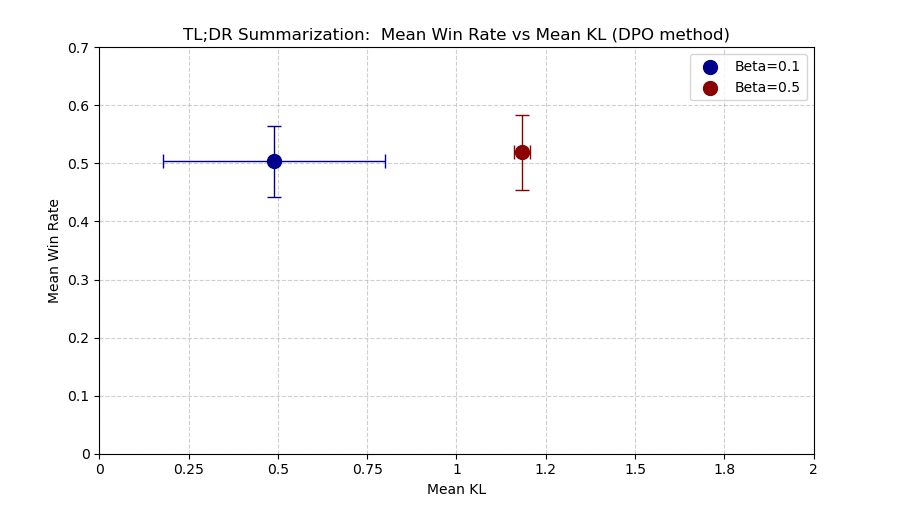
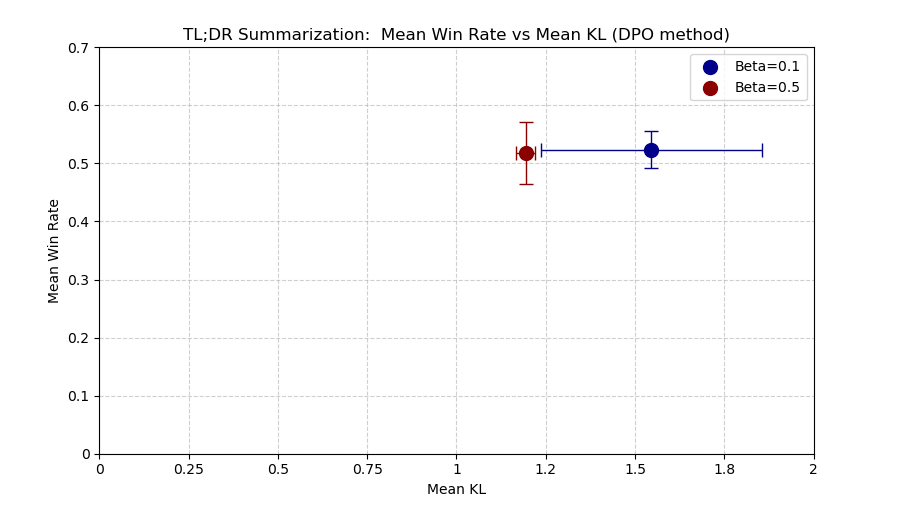
Before and after one commit to Jalalbaim/Direct-Preference-Optimization, a Jupyter notebook: DPO_Viz.ipynb, the cells around one changed output. Saved outputs shown, nothing was run; the diff lists cells and outputs as text; code cells hidden in the pictures.

```diff
--- a/DPO_Viz.ipynb
+++ b/DPO_Viz.ipynb
@@ -133,6 +136,19 @@ plt.show()
 # %%
 import matplotlib.pyplot as plt
 from matplotlib.ticker import StrMethodFormatter
+
+grouped = (
+    df_plot[df_plot["Keep"] == "Yes"]
+    .groupby(["Temperature", "Beta"])
+    .agg(
+        mean_win_rate=("Win rate", "mean"),
+        std_win_rate=("Win rate", "std"),
+        mean_kl=("Avg KL", "mean"),
+        std_kl=("Avg KL", "std"),
+    )
+    .reset_index()
+)
+
 
 betas = grouped['Beta'].unique()
 colors = ["darkblue", "darkred", "darkgreen", "darkorange", "darkviolet"]
@@ -167,31 +183,31 @@ for i, beta in enumerate(betas):
         capthick=1,
         elinewidth=1,
         zorder=2
     )
 
     plt.errorbar(
         subset["mean_kl"],
         subset["mean_win_rate"],
         yerr=subset["std_win_rate"],
         fmt="none",
         ecolor=colors[i % len(colors)],
         capsize=5,
         capthick=1,
         elinewidth=1,
         zorder=2
     )
 
 plt.gca().xaxis.set_major_formatter(StrMethodFormatter('{x:.2g}'))
 plt.gca().yaxis.set_major_formatter(StrMethodFormatter('{x:.2g}'))
 
 plt.xlabel("Mean KL")
 plt.ylabel("Mean Win Rate")
 plt.title("TL;DR Summarization:  Mean Win Rate vs Mean KL (DPO method)")
 plt.ylim(0, 0.7)
 plt.xlim(0, 2)
 plt.legend(loc="upper right")
 plt.grid(True, linestyle="--", alpha=0.6)
 plt.tight_layout()
 plt.show()
 # %% [output]
-[figure, old version]
+[figure, new version]
```
Also changed, not shown: parts of 4 cells of this notebook, 3 other files.
